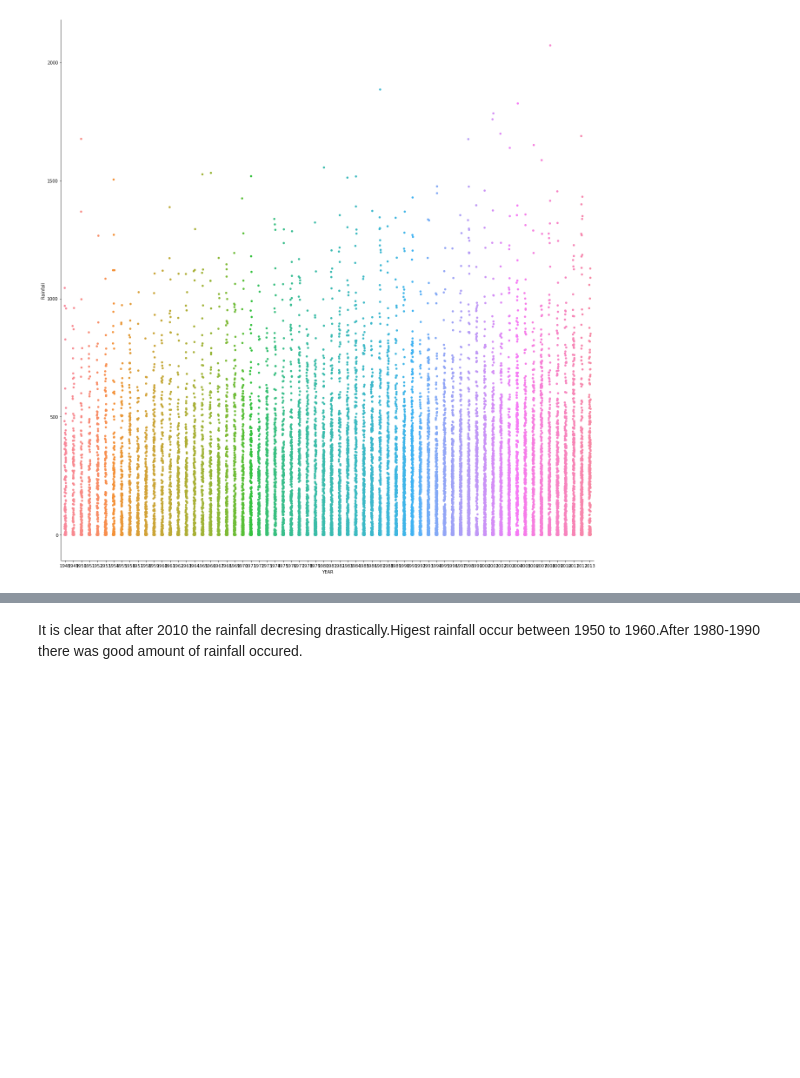
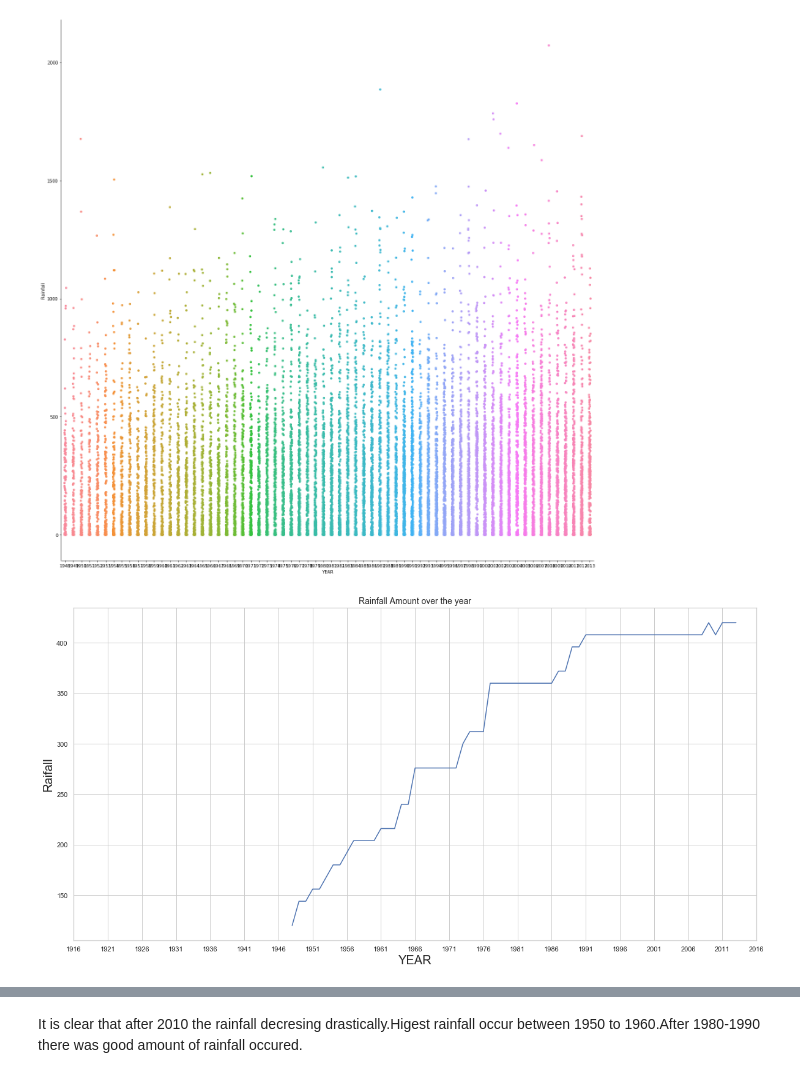
Before and after one commit to LIMON100/Rainfall-in-Bangladesh, a Jupyter notebook: EDA.ipynb, the cells around one changed output, grey strips where cells are left out. Saved outputs shown, nothing was run; the diff lists cells and outputs as text; code cells hidden in the pictures; blank space fills up the shorter version.

```diff
--- a/EDA.ipynb
+++ b/EDA.ipynb
@@ -62,6 +62,17 @@ sns.catplot(x = "YEAR" , y = "Rainfall" , data = df  , height = 18)
 # %% [output]
 <seaborn.axisgrid.FacetGrid at 0x...>
 [figure]
+# %%
+df.groupby('YEAR').count()['Station Number'].plot(xticks  = np.arange(1916 , 2017 , 5))
+
+# Plot on grpah
+sns.set(rc = {'figure.figsize':(20 , 10)})
+plt.title("Rainfall Amount over the year",fontsize = 14)
+plt.xlabel('YEAR',fontsize = 20)
+plt.ylabel('Raifall',fontsize = 20)
+sns.set_style("whitegrid")
+# %% [output]
+[figure, added]
 # %%
 df.groupby('YEAR')['Rainfall'].mean().plot()
 
```
Also changed, not shown: parts of 9 cells of this notebook.
